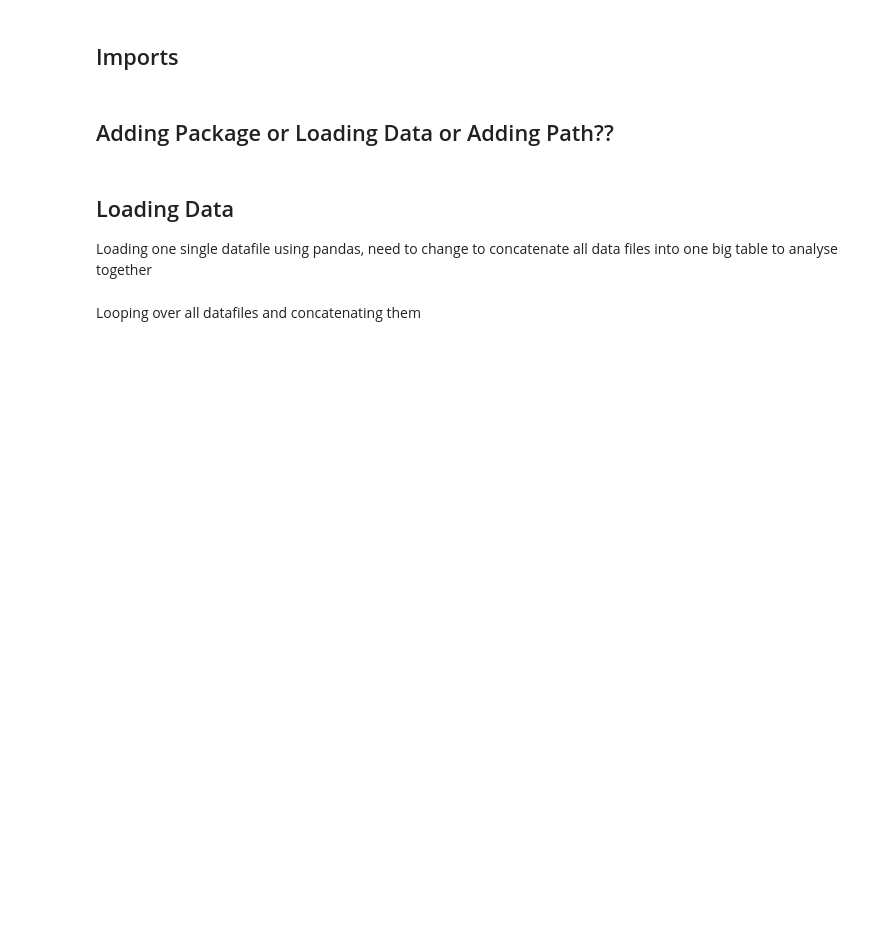
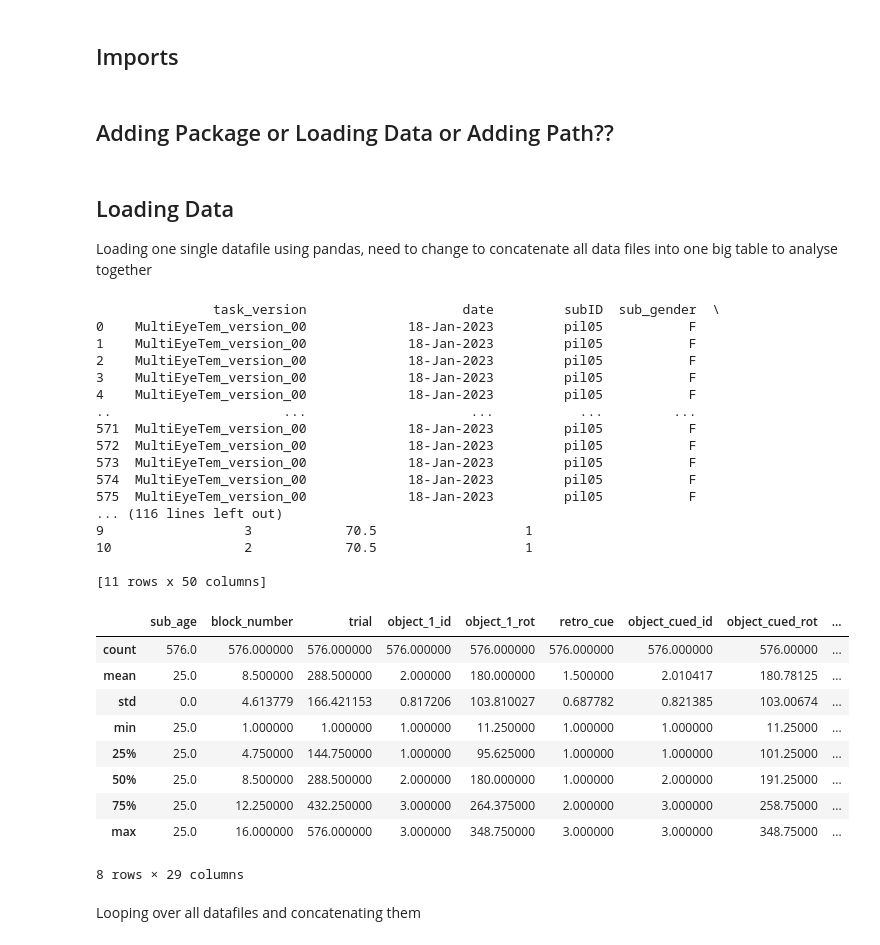
Before and after one commit to aabielefeldt/MultiEyeTem-Clone, a Jupyter notebook: scripts/MultieEyeTemJupyterScript.ipynb, the cells around one changed output. Drawn from its saved outputs; the diff is of its cells as text; code cells hidden in the pictures; blank space fills up the shorter version.

```diff
--- a/scripts/MultieEyeTemJupyterScript.ipynb
+++ b/scripts/MultieEyeTemJupyterScript.ipynb
@@ -10,12 +10,40 @@ import os
 Loading one single datafile using pandas, need to change to concatenate all data files into one big table to analyse together
 # %%
 folder_path = "/Users/antoniabielefeldt1/Documents/MaxPlanck/MultiEyeTem/Analysis/MultiEyeTem_Repo/data/behavdata"
-data = pd.read_table(path + "/" + 'resultfile_pil05.txt')
+data = pd.read_table(folder_path + "/" + 'resultfile_pil05.txt')
 df = pd.DataFrame(data)
 print(df)
 #printas first 10 rows of the data (if left empty it prints the first 5 by default)
 print(data.head(11))
 pd.DataFrame.describe(df)
+# %% [output]
+               task_version                    date         subID  sub_gender  \
+0    MultiEyeTem_version_00             18-Jan-2023         pil05           F
+1    MultiEyeTem_version_00             18-Jan-2023         pil05           F
+2    MultiEyeTem_version_00             18-Jan-2023         pil05           F
+3    MultiEyeTem_version_00             18-Jan-2023         pil05           F
+4    MultiEyeTem_version_00             18-Jan-2023         pil05           F
+..                      ...                     ...           ...         ...
+571  MultiEyeTem_version_00             18-Jan-2023         pil05           F
+572  MultiEyeTem_version_00             18-Jan-2023         pil05           F
+573  MultiEyeTem_version_00             18-Jan-2023         pil05           F
+574  MultiEyeTem_version_00             18-Jan-2023         pil05           F
+575  MultiEyeTem_version_00             18-Jan-2023         pil05           F
+... (116 lines left out)
+9                  3            70.5                   1
+10                 2            70.5                   1
+
+[11 rows x 50 columns]
+|  | sub_age | block_number | trial | object_1_id | object_1_rot | retro_cue | object_cued_id | object_cued_rot | ... |
+| count | 576.0 | 576.000000 | 576.000000 | 576.000000 | 576.000000 | 576.000000 | 576.000000 | 576.00000 | ... |
+| mean | 25.0 | 8.500000 | 288.500000 | 2.000000 | 180.000000 | 1.500000 | 2.010417 | 180.78125 | ... |
+| std | 0.0 | 4.613779 | 166.421153 | 0.817206 | 103.810027 | 0.687782 | 0.821385 | 103.00674 | ... |
+| min | 25.0 | 1.000000 | 1.000000 | 1.000000 | 11.250000 | 1.000000 | 1.000000 | 11.25000 | ... |
+| 25% | 25.0 | 4.750000 | 144.750000 | 1.000000 | 95.625000 | 1.000000 | 1.000000 | 101.25000 | ... |
+| 50% | 25.0 | 8.500000 | 288.500000 | 2.000000 | 180.000000 | 1.000000 | 2.000000 | 191.25000 | ... |
+| 75% | 25.0 | 12.250000 | 432.250000 | 3.000000 | 264.375000 | 2.000000 | 3.000000 | 258.75000 | ... |
+| max | 25.0 | 16.000000 | 576.000000 | 3.000000 | 348.750000 | 3.000000 | 3.000000 | 348.75000 | ... |
+8 rows × 29 columns
 # %% [markdown]
 Looping over all datafiles and concatenating them
 # %%
```
Also changed, not shown: parts of 3 cells of this notebook.
